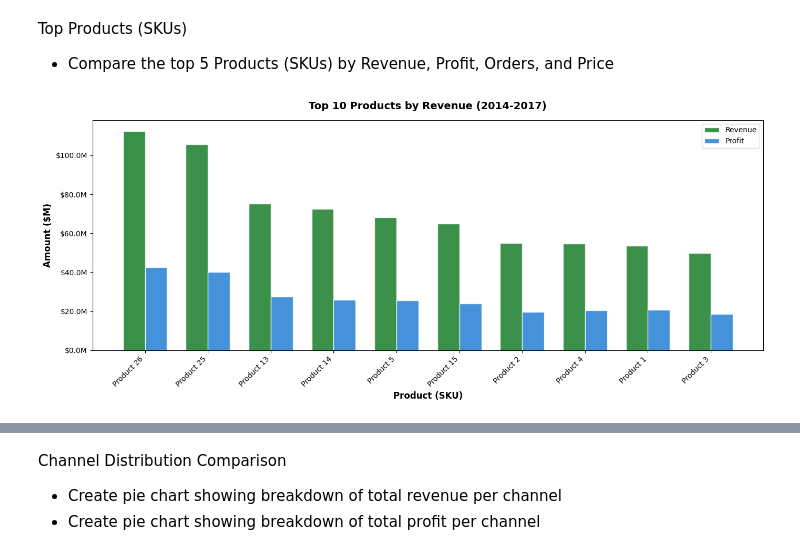
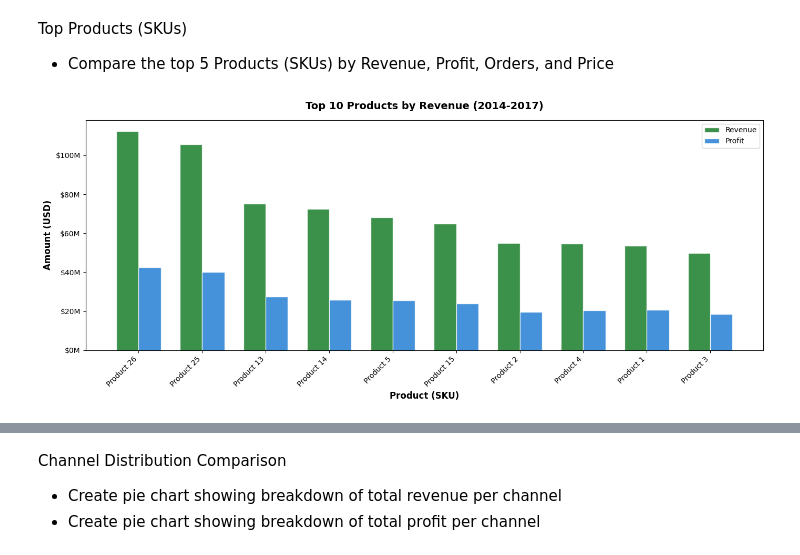
Before and after one commit to chadwich0804/Regional-Sales-Analysis-Project, a Jupyter notebook: RegionalSalesAnalysis.ipynb, the cells around one changed output, grey strips where cells are left out. Drawn from its saved outputs; the diff is of its cells as text; code cells hidden in the pictures.

Commit message:
Final graph correction

```diff
--- a/RegionalSalesAnalysis.ipynb
+++ b/RegionalSalesAnalysis.ipynb
@@ -828,33 +827,33 @@ top_10_products = product_data.nlargest(10, 'Line Total')
 
 # Prepare data for plotting
 products = top_10_products['Product (SKU)']
 revenue = top_10_products['Line Total']
 profit = top_10_products['Profit']
 
 # Create grouped bar chart
 fig, ax = plt.subplots(figsize=(14, 6))
 bar_width = 0.35
 index = np.arange(len(products))
 
 # Plot two bars per product
 ax.bar(index, revenue, bar_width, label='Revenue', color="#0b761d", alpha=0.8, edgecolor='white')
 ax.bar(index + bar_width, profit, bar_width, label='Profit', color="#1677d1", alpha=0.8, edgecolor='white')
 
 # Customize the plot
 ax.set_title('Top 10 Products by Revenue (2014-2017)', fontsize=14, pad=15, fontweight='bold')
 ax.set_xlabel('Product (SKU)', fontsize=12, fontweight='bold')
-ax.set_ylabel('Amount ($M)', fontsize=12, fontweight='bold')
+ax.set_ylabel('Amount (USD)', fontsize=12, fontweight='bold')
 ax.set_xticks(index + bar_width / 2)
 ax.set_xticklabels(products, rotation=45, ha='right', fontsize=10)
 ax.legend(loc='upper right')
 
 # Format y-axis as $M with one decimal place
 def currency_millions_formatter(x, pos):
-    return f"${x/1_000_000:,.1f}M"
+    return f"${x/1_000_000:,.0f}M"
 ax.yaxis.set_major_formatter(FuncFormatter(currency_millions_formatter))
 
 # Adjust layout to prevent clipping
 plt.tight_layout()
 plt.show()
 # %% [output]
-[figure, old version]
+[figure, new version]
```
Also changed, not shown: parts of 6 cells of this notebook.
